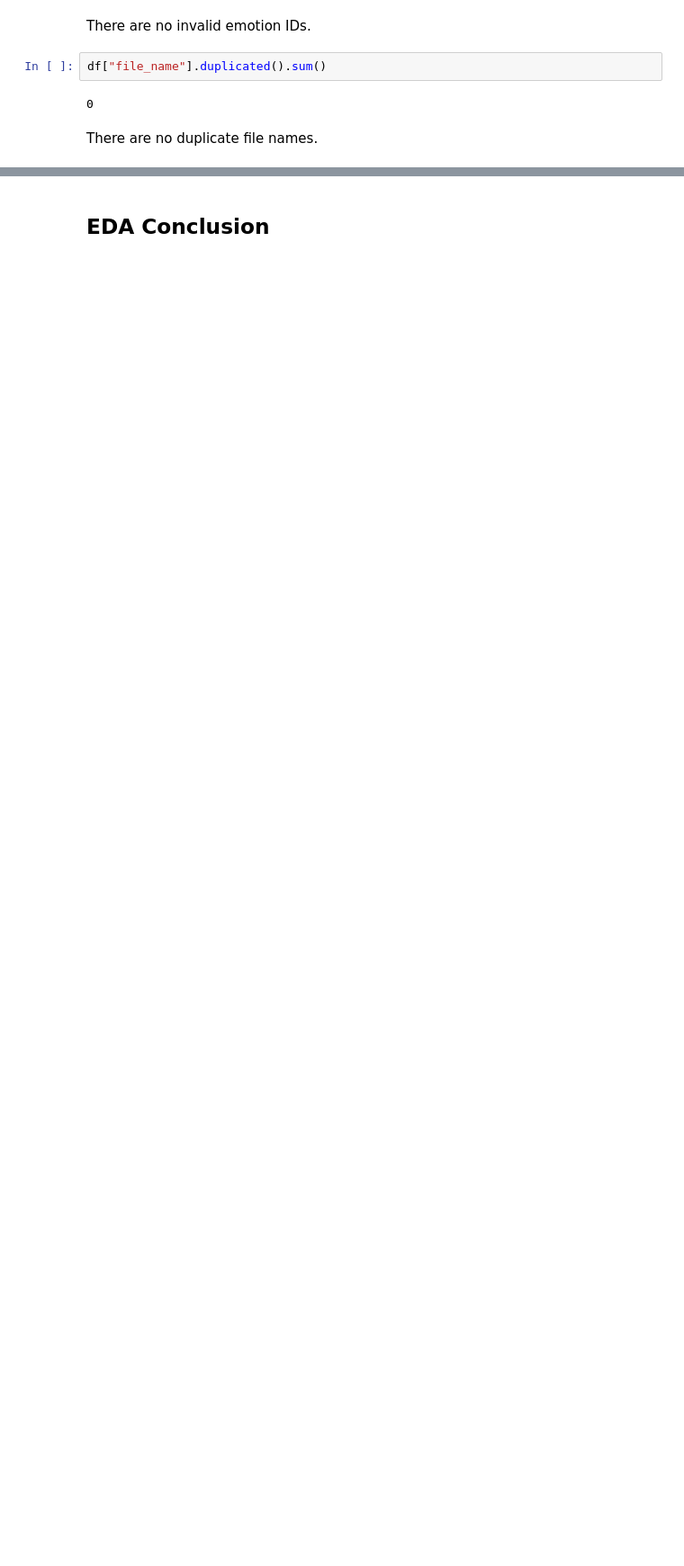
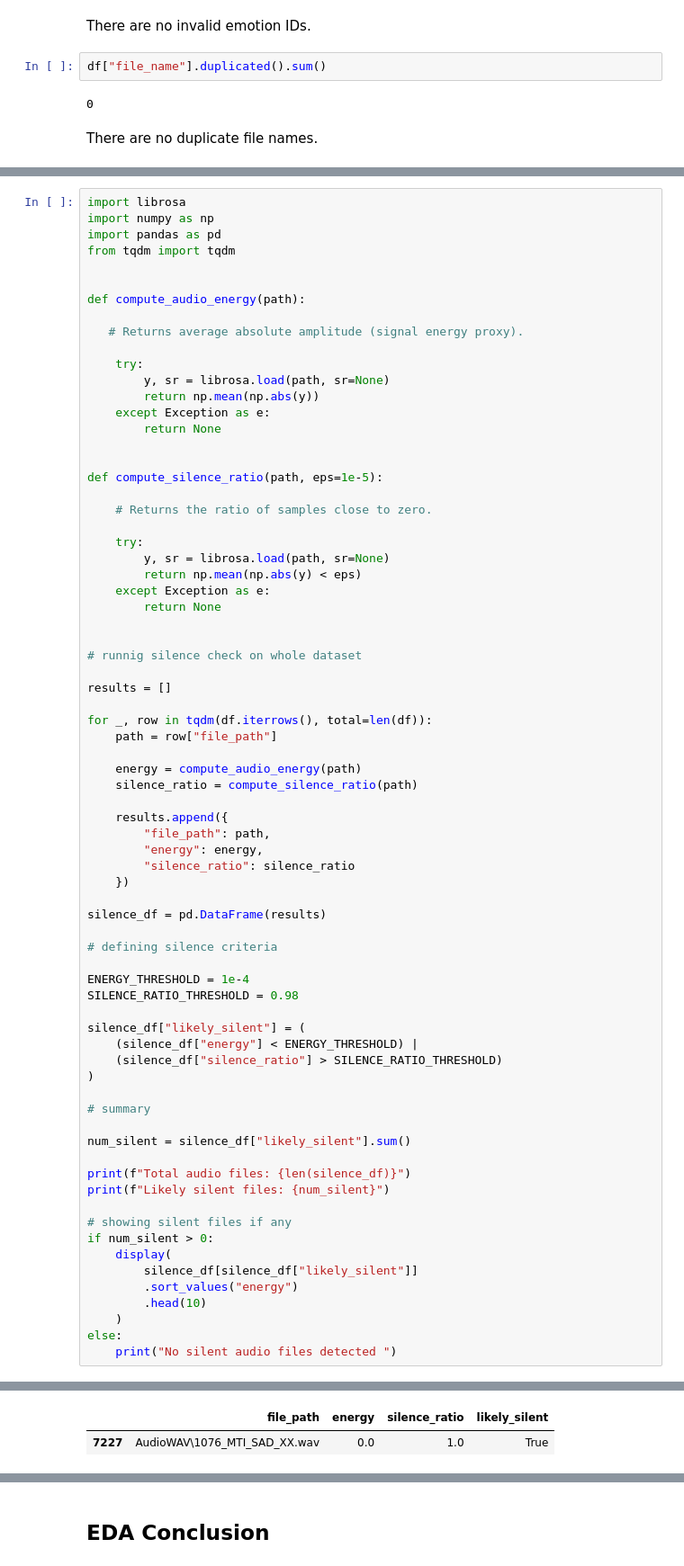
Before and after one commit to Preslavva/EmoReco, a Jupyter notebook: EmoReco.ipynb, the cells around one changed output, grey strips where cells are left out. Shown at 90% size. Cells and saved outputs as stored; diff of their text form; blank space fills up the shorter version.

```diff
--- a/EmoReco.ipynb
+++ b/EmoReco.ipynb
@@ -248,0 +278,74 @@ There are no duplicate file names.
+# %%
+import librosa
+import numpy as np
+import pandas as pd
+from tqdm import tqdm
+
+
+def compute_audio_energy(path):
+
+   # Returns average absolute amplitude (signal energy proxy).
+
+    try:
+        y, sr = librosa.load(path, sr=None)
+        return np.mean(np.abs(y))
+    except Exception as e:
+        return None
+
+
+def compute_silence_ratio(path, eps=1e-5):
+
+    # Returns the ratio of samples close to zero.
+
+    try:
+        y, sr = librosa.load(path, sr=None)
+        return np.mean(np.abs(y) < eps)
+    except Exception as e:
+        return None
+
+
+# runnig silence check on whole dataset
+
+results = []
+
+for _, row in tqdm(df.iterrows(), total=len(df)):
+    path = row["file_path"]
+
+    energy = compute_audio_energy(path)
+    silence_ratio = compute_silence_ratio(path)
+
+    results.append({
+        "file_path": path,
+        "energy": energy,
+        "silence_ratio": silence_ratio
+    })
+
+silence_df = pd.DataFrame(results)
+
+# defining silence criteria
+
+ENERGY_THRESHOLD = 1e-4
+SILENCE_RATIO_THRESHOLD = 0.98
+
+silence_df["likely_silent"] = (
+    (silence_df["energy"] < ENERGY_THRESHOLD) |
+    (silence_df["silence_ratio"] > SILENCE_RATIO_THRESHOLD)
+)
+
+# summary
+
+num_silent = silence_df["likely_silent"].sum()
+
+print(f"Total audio files: {len(silence_df)}")
+print(f"Likely silent files: {num_silent}")
+
+# showing silent files if any
+if num_silent > 0:
+    display(
+        silence_df[silence_df["likely_silent"]]
+        .sort_values("energy")
+        .head(10)
+    )
+else:
+    print("No silent audio files detected ")
+# %% [output]
@@ -248,0 +354,2 @@ There are no duplicate file names.
+|  | file_path | energy | silence_ratio | likely_silent |
+| 7227 | AudioWAV\1076_MTI_SAD_XX.wav | 0.0 | 1.0 | True |
```
Also changed, not shown: parts of 28 cells of this notebook.
